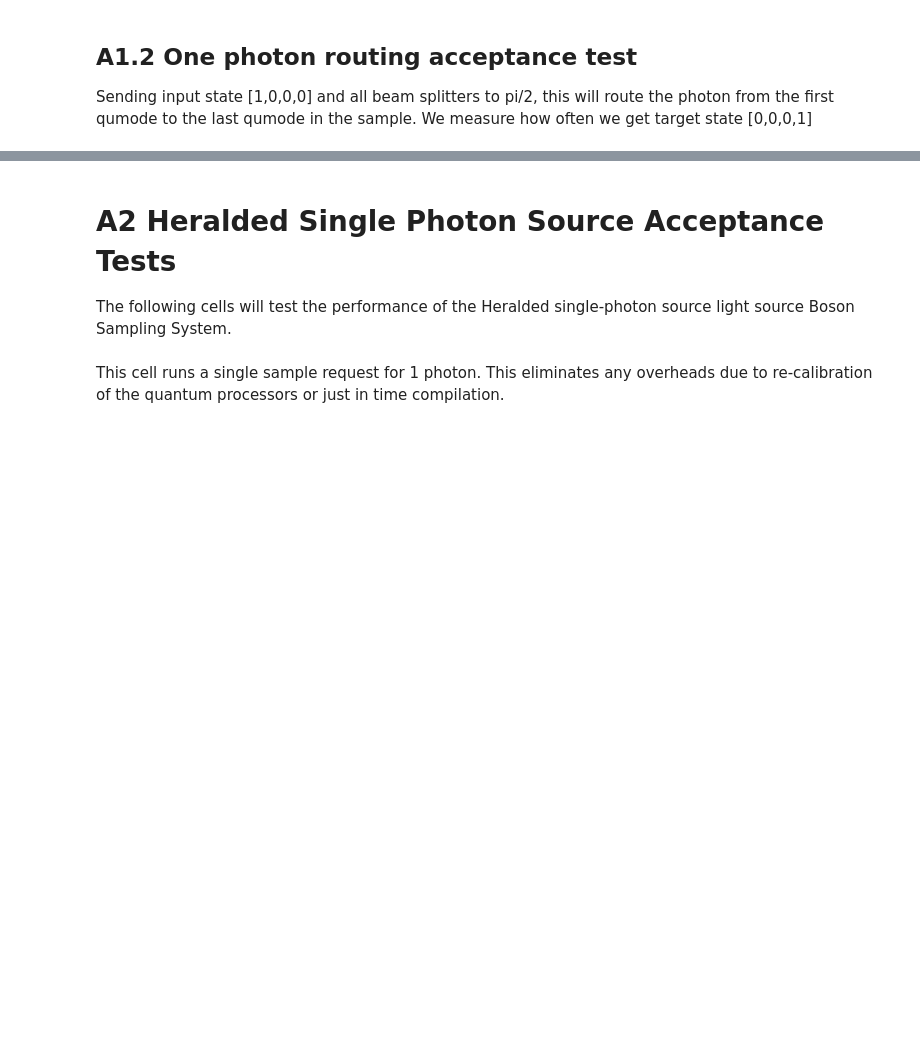
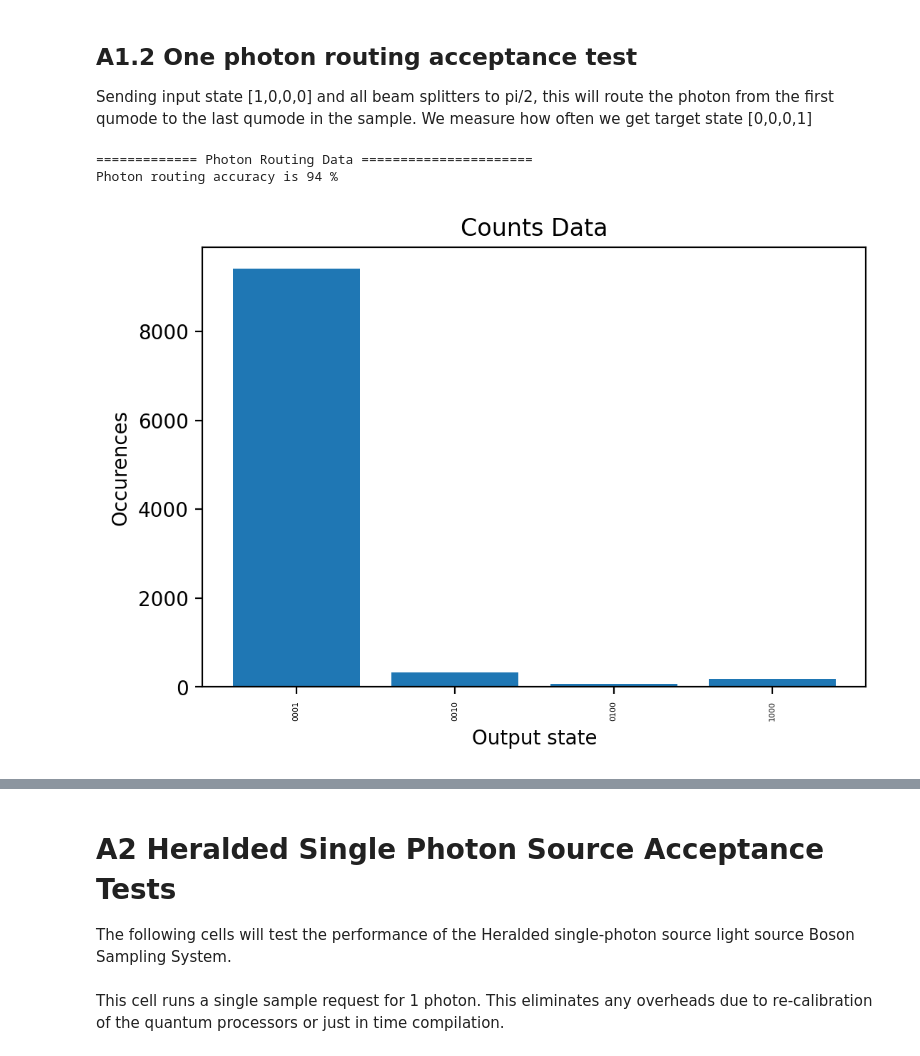
Before and after one commit to orcacomputing/neptune-acceptance-nb, a Jupyter notebook: neptune_acceptance_nb.ipynb, the cells around one changed output, grey strips where cells are left out. Saved outputs shown, nothing was run; the diff lists cells and outputs as text; code cells hidden in the pictures; blank space fills up the shorter version.

Commit message:
SSL - Update acceptance NB

```diff
--- a/neptune_acceptance_nb.ipynb
+++ b/neptune_acceptance_nb.ipynb
@@ -54,7 +54,7 @@ N_SAMPLES = {
     2: 2000,  # Number of samples to collect for 2 photons
     3: 200,  # Number of samples to collect for 3 photons
     4: 50,  # Number of samples to collect for 4 photons
-    5: 10, # Number of samples to collect for 5 photons
+    5: 20, # Number of samples to collect for 5 photons
 }
 # %% [markdown]
 In the following cell we instantiate two instances of the PT System hardware, please change the url to match the IP addresses of the target machines. In the Neptune system, the smsv source and hsps source are accessed at the same IP address and use the same underlying hardware. The quantum dot source is accessed at a separate IP address. Note that you may need to append the port number ":8080"
@@ -62,9 +62,10 @@ In the following cell we instantiate two instances of the PT System hardware, pl
 qd_tbi_params = {
     "tbi_type": "PT",
     "url": "http://192.168.22.197:8080",
-    "gbs": False,
+    "machine": "qd",
     "postselection": True,
-    "postselection_threshold": None # None == strong postselection
+    "postselection_threshold": None, # None == strong postselection
+    "loop_lengths": [1],
 }
 
 gbs_tbi_params = {
@@ -72,14 +73,18 @@ gbs_tbi_params = {
     "url": "http://192.168.22.198:8080",
     "gbs": True,
     "postselection": True,
-    "postselection_threshold": None # None == strong postselection
+    "postselection_threshold": None, # None == strong postselection
+    "machine": 'gbs',
+    "loop_lengths": [1, 1],
 }
 hsps_tbi_params = {
     "tbi_type": "PT",
     "url": "http://192.168.22.198:8080",
     "gbs": False,
     "postselection": True,
-    "postselection_threshold": None # None == strong postselection
+    "postselection_threshold": None, # None == strong postselection
+    "machine": 'hsps',
+    "loop_lengths": [1, 1],
 }
 # %% [markdown]
 In the next cell we create two helper functions, one to estimate the photon rates returned by our sampling jobs and a second to plot the sample distributions returned.
@@ -125,7 +95,7 @@ def plot(
 
 The following cells will test the performance of the Quantum Dot light source Boson Sampling System.
 # %%
-tbi = create_tbi(tbi_params = qd_tbi_params)  # SDK version 2.5.6 or greater
+tbi = create_tbi(**qd_tbi_params)  # SDK version 2.5.6 or greater
 acceptance_targets = qd_acceptance_targets
 # %% [markdown]
 This cell runs a single sample request for 1 photon. This eliminates any overheads due to re-calibration of the quantum processors or just in time compilation.
@@ -156,15 +133,18 @@ N_MAX_PHOTON = 5
 for n_photons in np.arange(N_MIN_PHOTON,N_MAX_PHOTON+1):
 
     # create tbi to apply postselecttion appropriately
+    qd_tbi_params['postselection_threshold'] = int(n_photons)
+    tbi = create_tbi(**qd_tbi_params)  # SDK version 2.5.6 or greater
 
-    input_state = tuple([1]*n_photons)
-    theta_list = [0]*(n_photons-1)
+    input_state = tuple([1]*n_photons*2)
+    theta_list = [0]*(n_photons*2-1)
+
     output = estimate_statistics(
         tbi = tbi,
         input_state = input_state,
         theta_list = theta_list,
         n_samples = N_SAMPLES[n_photons],
-        overhead_time = overhead_time_with_margin
+        overhead_time_with_margin = overhead_time_with_margin
     )
 
     n_samples_collected = output[0]
@@ -176,7 +156,8 @@ for n_photons in np.arange(N_MIN_PHOTON,N_MAX_PHOTON+1):
     if n_photons == 1:
         samples_1_photons = samples
 
-    print("============= {n_photons} Photon Data ======================")
+    print(f"============= {n_photons} Photon Data ======================")
+    print(f"Input state: {input_state}")
     print(f"{n_samples_collected} samples collected in {request_time:.2f} seconds")
     print(f"{n_photons} photon rate is {rates:.3f} Hz")
 
@@ -185,8 +166,11 @@ for n_photons in np.arange(N_MIN_PHOTON,N_MAX_PHOTON+1):
     else:
         print(f"Acceptance test passed for {n_photons} photon rate: FAIL")
 
-    if "ACCEPTANCE_ACCURACY_{n_photons}_PHOTON" in acceptance_targets.keys():
-        if accuracy > acceptance_targets["ACCEPTANCE_ACCURACY_{n_photons}_PHOTON"]:
-            print("Acceptance test passed for 2 photon accuracy: PASS")
-        else:
-            print("Acceptance test passed for 2 photon accuracy: FAIL")
+    # if f"ACCEPTANCE_ACCURACY_{n_photons}_PHOTON" in acceptance_targets.keys():
+    #     print(f"{n_photons} photon accuracy is {accuracy:.3f} ")
+    #     if accuracy > acceptance_targets[f"ACCEPTANCE_ACCURACY_{n_photons}_PHOTON"]:
+    #         print(f"Acceptance test passed for {n_photons} photon accuracy: PASS")
+    #     else:
+    #         print(f"Acceptance test passed for {n_photons} photon accuracy: FAIL")
+
+    print("\n")
@@ -196,17 +200,23 @@ plot(samples_1_photons)
 ## A1.2 One photon routing acceptance test
 Sending input state [1,0,0,0] and all beam splitters to pi/2, this will route the photon from the first qumode to the last qumode in the sample. We measure how often we get target state [0,0,0,1]
 # %%
+qd_tbi_params['postselection_threshold'] = None
+tbi = create_tbi(**qd_tbi_params)  # SDK version 2.5.6 or greater
 samples_routing = tbi.sample(
     input_state=(1, 0, 0, 0), theta_list=3 * [np.pi / 2], n_samples=N_SAMPLES[1]  # Sets all circuit elements to swap
 )
 
 n_samples_routing = sum(samples_routing.values())
 n_target_samples = samples_routing.get((0,0,0,1), 0)
 routing_accuracy = 100*n_target_samples/n_samples_routing
 
 print("============= Photon Routing Data ======================")
 print(f"Photon routing accuracy is {routing_accuracy:.0f} %")
 plot(samples_routing)
+# %% [output]
+============= Photon Routing Data ======================
+Photon routing accuracy is 94 %
+[figure, added]
 # %%
 if routing_accuracy > acceptance_targets["ACCEPTANCE_ACCURACY_1_PHOTON_ROUTING"]:
     print("Acceptance test passed for 1 photon routing accuracy: PASS")
```
Also changed, not shown: parts of 40 cells of this notebook, 1 other file.
